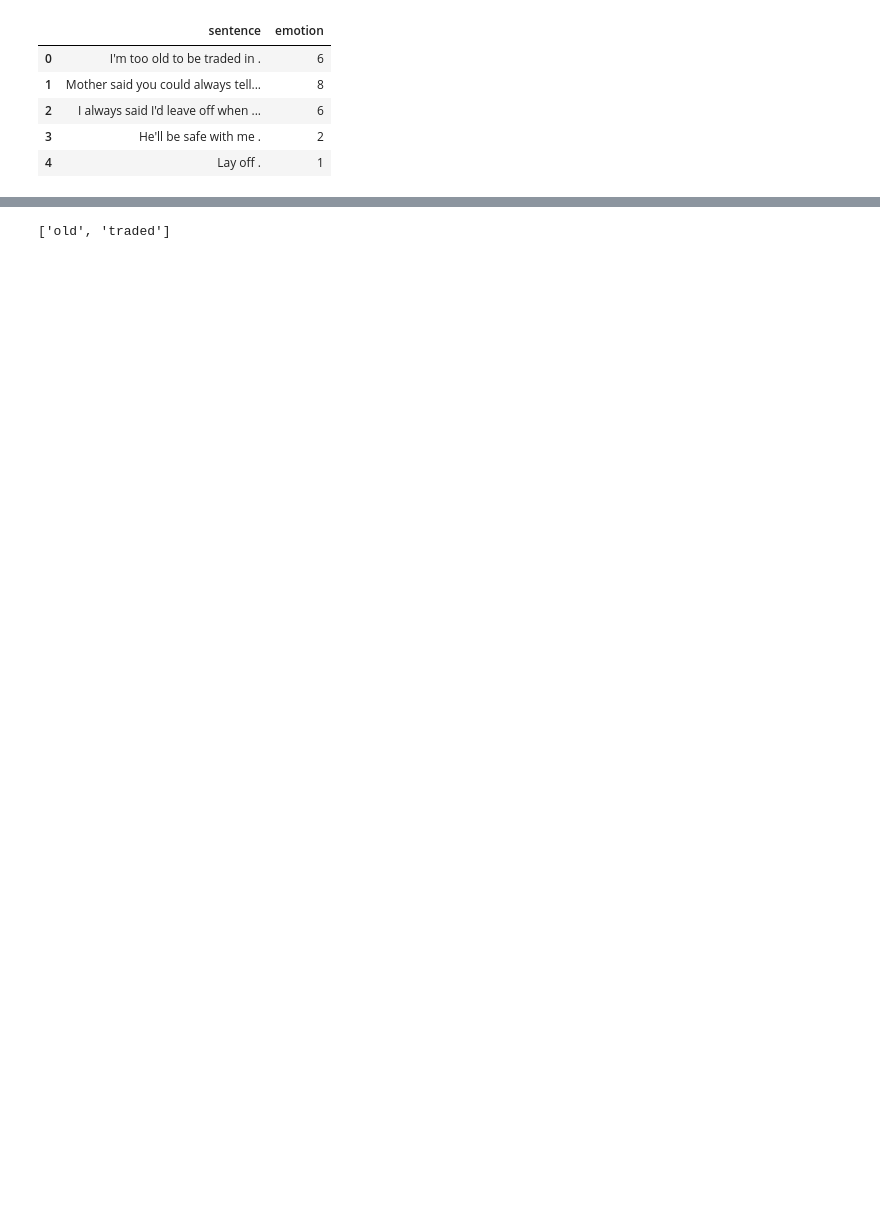
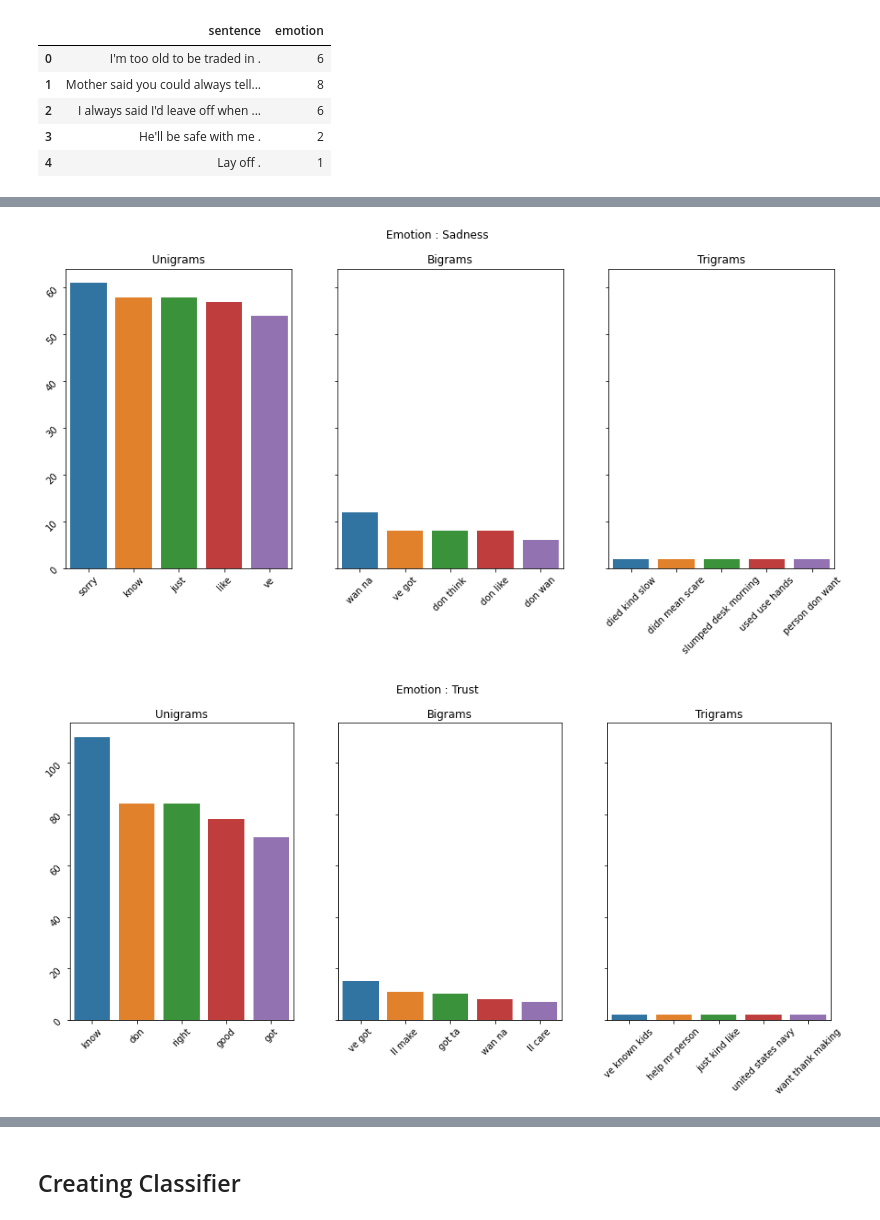
Before and after one commit to Lucas-Correa/EmotionClassifier, a Jupyter notebook: EmotionClassifier.ipynb, the cells around one changed output, grey strips where cells are left out. Cells and saved outputs as stored; diff of their text form; code cells hidden in the pictures; blank space fills up the shorter version.

```diff
--- a/EmotionClassifier.ipynb
+++ b/EmotionClassifier.ipynb
@@ -35,0 +88,6 @@ sentence.head()
+# %%
+l = sentence.loc[sentence.sentence.str.contains('(\[\w+\])')].sentence.values
+s=[]
+for i in l:
+    s.extend(re.findall("(\[\w+\])", i))
+set(s)
@@ -35,0 +130,40 @@ sentence.head()
+# %%
+#adapted from https://www.kaggle.com/code/parulpandey/exploratory-data-analysis-of-the-emotion-dataset
+def get_top_n_gram(corpus,ngram_range,n=None):
+    vec = CountVectorizer(ngram_range=ngram_range,stop_words = 'english').fit(corpus) #tokenizer=preprocessing_tok
+    bag_of_words = vec.transform(corpus)
+    sum_words = bag_of_words.sum(axis=0)
+    words_freq = [(word, sum_words[0, idx]) for word, idx in vec.vocabulary_.items()]
+    words_freq =sorted(words_freq, key = lambda x: x[1], reverse=True)
+    return words_freq[:n]
+
+def plot_count_grams(df):
+    for i in list(df.emotion.unique()):
+        emo = df.loc[df.emotion==i].sentence.values
+        unigrams = get_top_n_gram(emo,(1,1),7)[2:]
+        bigrams = get_top_n_gram(emo,(2,2),7)[2:]
+        trigrams = get_top_n_gram(emo,(3,3),7)[2:]
+
+        condlist= [i==1,i==2,i==3,i==4,i==5,i==6,i==7,i==8]
+        choicelist = ['Anger','Anticipation','Disgust','Fear','Joy','Sadness','Surprise','Trust']
+
+        fig, axes = plt.subplots(1, 3, figsize=(15, 6), sharey=True)
+        fig.suptitle('Emotion : {}'.format(np.select(condlist, choicelist).item()))
+
+        sns.barplot( list(dict(unigrams).keys()), list(dict(unigrams).values()),ax=axes[0],)
+        axes[0].set_title('Unigrams')
+        axes[0].tick_params(labelrotation=45)
+
+        sns.barplot( list(dict(bigrams).keys()), list(dict(bigrams).values()),ax=axes[1],)
+        axes[1].set_title('Bigrams')
+        axes[1].tick_params(labelrotation=45)
+
+
+        sns.barplot( list(dict(trigrams).keys()), list(dict(trigrams).values()),ax=axes[2],)
+        axes[2].set_title('Trigrams')
+        axes[2].tick_params(labelrotation=45)
+
+plot_count_grams(sentence)
+# %% [output]
+[figure, added]
+[figure, added]
@@ -36,12 +176,21 @@ sentence.head()
+# %% [markdown]
+## Creating Classifier
 # %%
 #define preprocessing function that will be used in the TfidfVectorizer
-def preprocessing(text):
+def preprocessing_tok(text):
+    '''
+        This function do all the steps of preprocessing of text. It is passed in the TF-IDF vectorizer and
+        receives a text and return a list with token pre processed:
 
+        Input: 'I'm too old to be traded in .'
+        Output: ['old', 'traded']
+    '''
     processed_corpus = []
     stop_words = set(stopwords.words("english"))
+    stop_words.remove('not')
 
     # Remove punctuations
-    text = re.sub('[^a-zA-Z!?]', ' ', text)
+    text = re.sub('(\[location\]|\[person\]|[^a-zA-Z])', ' ', text)
 
     # Convert to lowercase
     text = text.lower()
@@ -54,10 +203,6 @@ def preprocessing(text):
     text = [lem.lemmatize(word) for word in text if not word in stop_words]
 
     return text
-
-preprocessing(sentence.sentence[0])
-# %% [output]
-['old', 'traded']
 # %%
 #function that show results for several classifiers
 def Classifier_tester(X,y):
```
Also changed, not shown: parts of 13 cells of this notebook.
